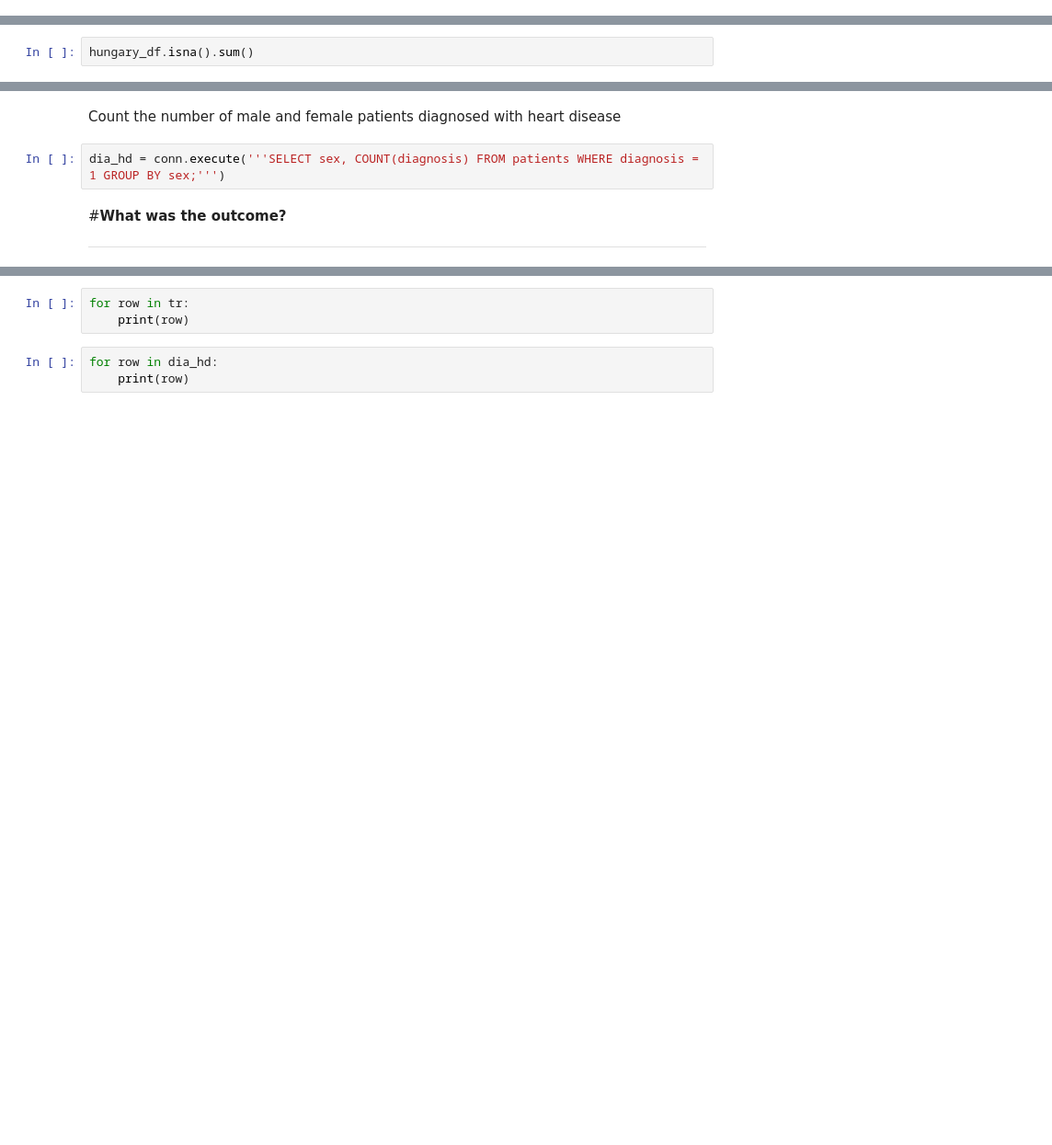
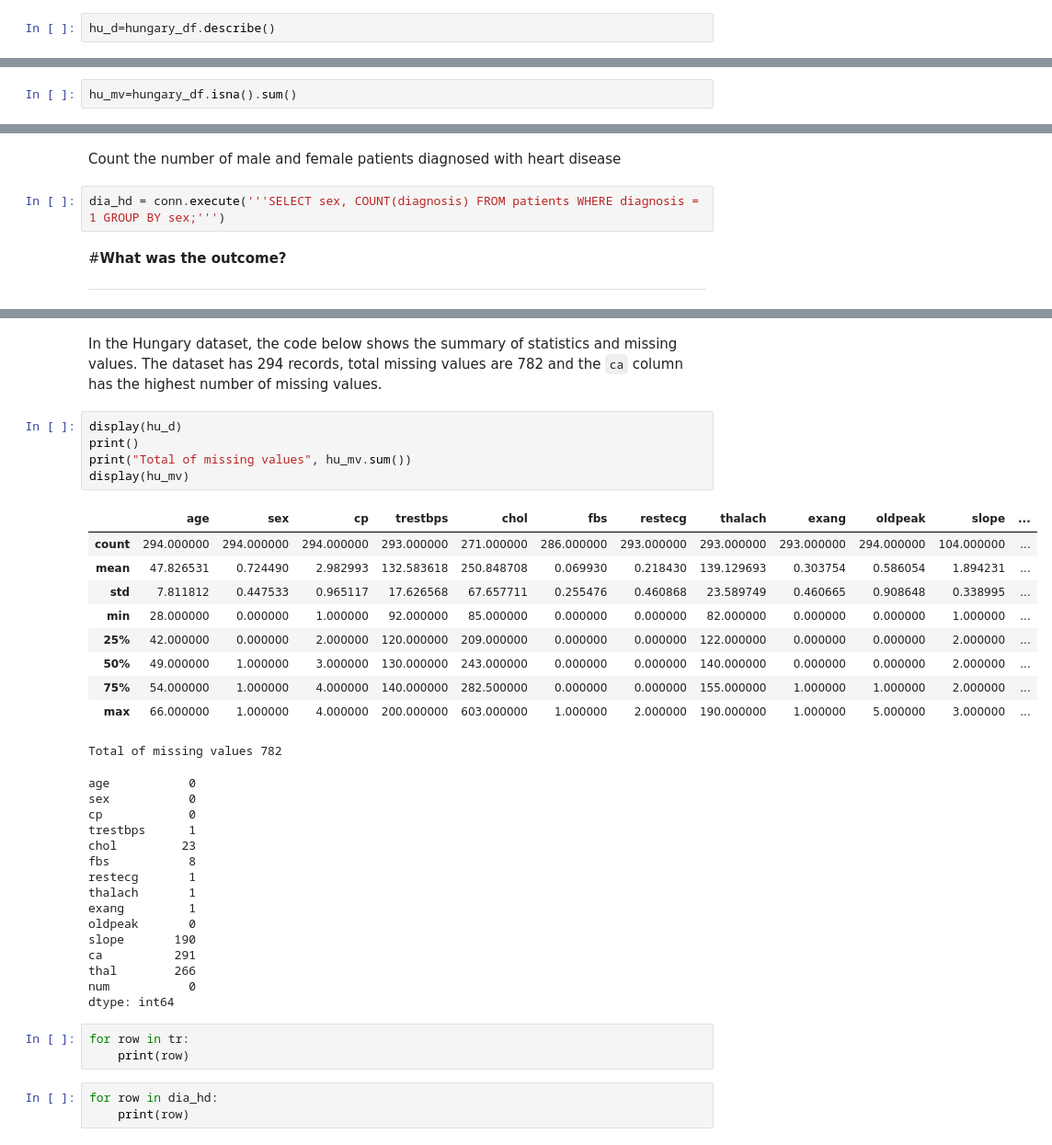
Before and after one commit to zahraa-m/SQLite3_pro, a Jupyter notebook: SQLite3_pro.ipynb, the cells around one changed output, grey strips where cells are left out. Shown at 92% size. Cells and saved outputs as stored; diff of their text form; blank space fills up the shorter version.

```diff
--- a/SQLite3_pro.ipynb
+++ b/SQLite3_pro.ipynb
@@ -61,0 +58,2 @@ switzerland_df.describe()
+# %%
+hu_d=hungary_df.describe()
@@ -68,3 +68,3 @@ cleveland_df.isna().sum()
 # %%
-hungary_df.isna().sum()
+hu_mv=hungary_df.isna().sum()
 # %%
@@ -208,3 +278,36 @@ dia_hd = conn.execute('''SELECT sex, COUNT(diagnosis) FROM patients WHERE diagno
+# %% [markdown]
+In the Hungary dataset, the code below shows the summary of statistics and missing values. The dataset has 294 records, total missing values are 782 and the `ca` column has the highest number of missing values.
+# %%
+display(hu_d)
+print()
+print("Total of missing values", hu_mv.sum())
+display(hu_mv)
+# %% [output]
+|  | age | sex | cp | trestbps | chol | fbs | restecg | thalach | exang | oldpeak | slope | ... |
+| count | 294.000000 | 294.000000 | 294.000000 | 293.000000 | 271.000000 | 286.000000 | 293.000000 | 293.000000 | 293.000000 | 294.000000 | 104.000000 | ... |
+| mean | 47.826531 | 0.724490 | 2.982993 | 132.583618 | 250.848708 | 0.069930 | 0.218430 | 139.129693 | 0.303754 | 0.586054 | 1.894231 | ... |
+| std | 7.811812 | 0.447533 | 0.965117 | 17.626568 | 67.657711 | 0.255476 | 0.460868 | 23.589749 | 0.460665 | 0.908648 | 0.338995 | ... |
+| min | 28.000000 | 0.000000 | 1.000000 | 92.000000 | 85.000000 | 0.000000 | 0.000000 | 82.000000 | 0.000000 | 0.000000 | 1.000000 | ... |
+| 25% | 42.000000 | 0.000000 | 2.000000 | 120.000000 | 209.000000 | 0.000000 | 0.000000 | 122.000000 | 0.000000 | 0.000000 | 2.000000 | ... |
+| 50% | 49.000000 | 1.000000 | 3.000000 | 130.000000 | 243.000000 | 0.000000 | 0.000000 | 140.000000 | 0.000000 | 0.000000 | 2.000000 | ... |
+| 75% | 54.000000 | 1.000000 | 4.000000 | 140.000000 | 282.500000 | 0.000000 | 0.000000 | 155.000000 | 1.000000 | 1.000000 | 2.000000 | ... |
+| max | 66.000000 | 1.000000 | 4.000000 | 200.000000 | 603.000000 | 1.000000 | 2.000000 | 190.000000 | 1.000000 | 5.000000 | 3.000000 | ... |
+Total of missing values 782
+age           0
+sex           0
+cp            0
+trestbps      1
+chol         23
+fbs           8
+restecg       1
+thalach       1
+exang         1
+oldpeak       0
+slope       190
+ca          291
+thal        266
+num           0
+dtype: int64
 # %%
 for row in tr:
 	print(row)
```
Also changed, not shown: parts of 23 cells of this notebook.
